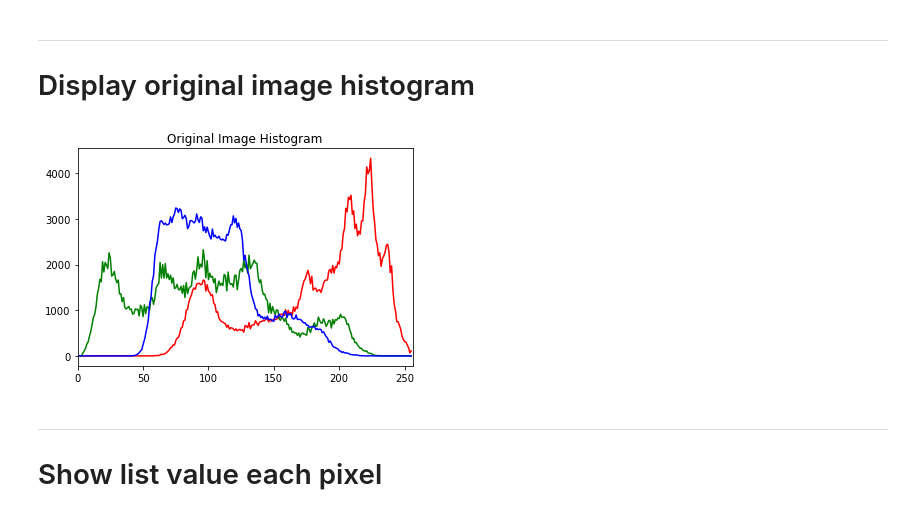
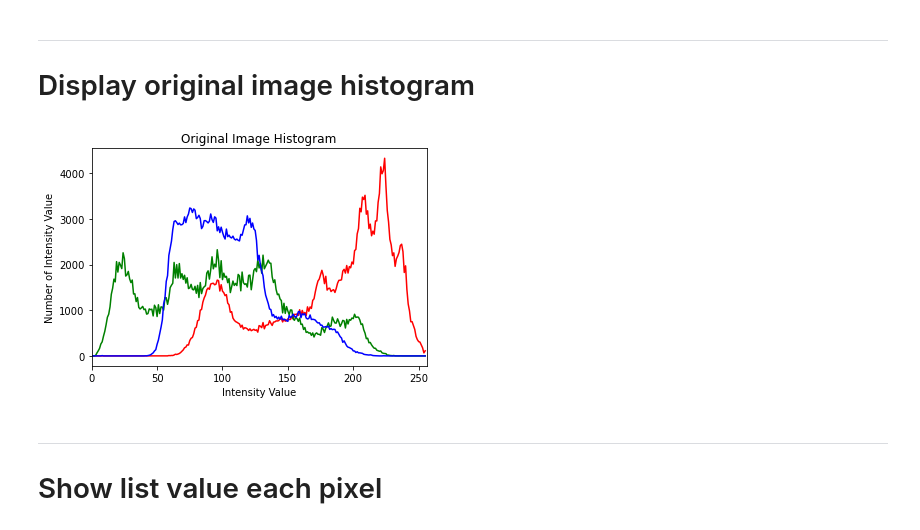
Before and after one commit to Pengolahan-Citra/Tugas-Basic-Operation, a Jupyter notebook: notebooks/logarithmic_transformation_images.ipynb, the cells around one changed output. Saved outputs shown, nothing was run; the diff lists cells and outputs as text; code cells hidden in the pictures.

```diff
--- a/notebooks/logarithmic_transformation_images.ipynb
+++ b/notebooks/logarithmic_transformation_images.ipynb
@@ -43,16 +43,18 @@ Color channel : 3 (RGB)
 # %%
 color = ('r', 'g', 'b')
 
 for i, col in enumerate(color):
     histr = cv2.calcHist([img_rgb], [i], None, [256], [0, 256])
 
     plt.plot(histr, color = col)
     plt.xlim([0, 256])
 
+plt.xlabel('Intensity Value')
+plt.ylabel('Number of Intensity Value')
 plt.title('Original Image Histogram')
 plt.show()
 # %% [output]
-[figure, old version]
+[figure, new version]
 # %% [markdown]
 ***
 # Show list value each pixel
```
Also changed, not shown: parts of 3 cells of this notebook, 1 other file.
